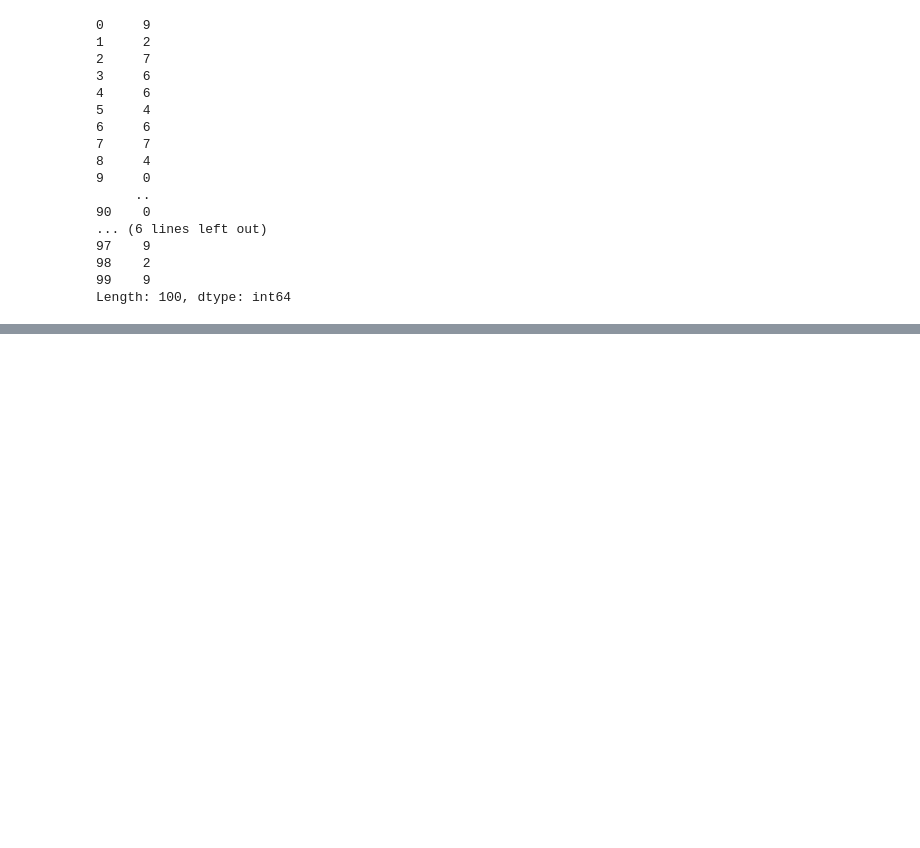
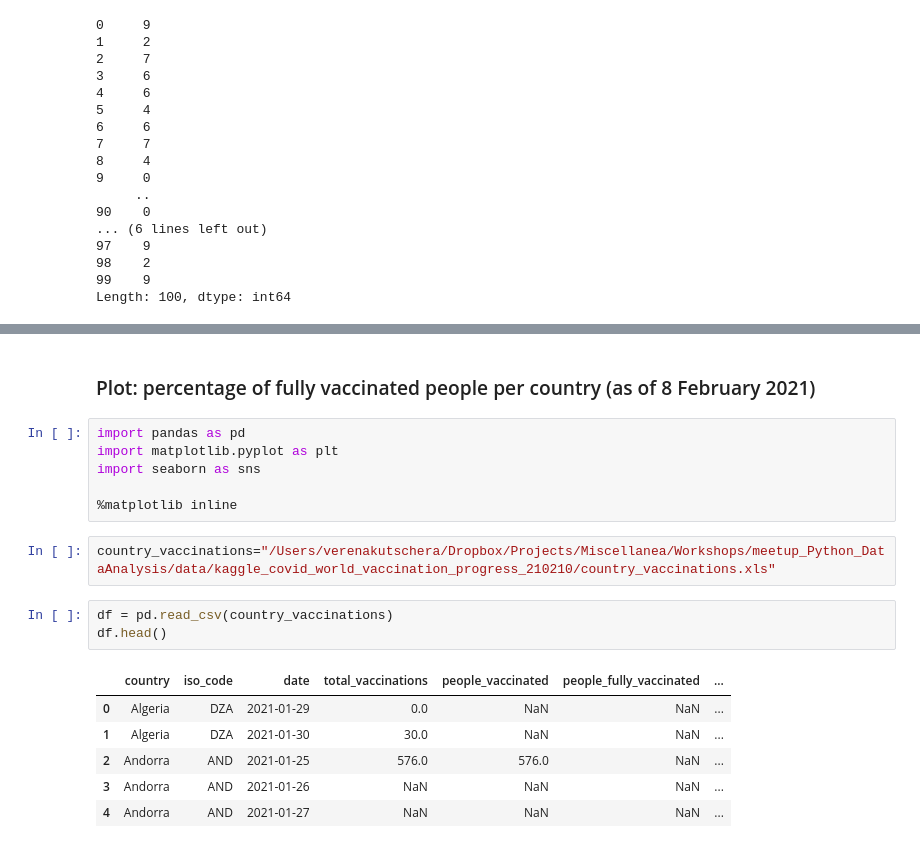
Before and after one commit to verku/pydata-book, a Jupyter notebook: ch09.ipynb, the cells around one changed output, grey strips where cells are left out. Saved outputs shown, nothing was run; the diff lists cells and outputs as text; blank space fills up the shorter version.

```diff
--- a/ch09.ipynb
+++ b/ch09.ipynb
@@ -665,3 +665,23 @@ value_counts:s.value_counts().plot.bar()
 # %% [output]
 [interactive output not drawn]
 [interactive output not drawn]
+# %% [markdown]
+### Plot: percentage of fully vaccinated people per country (as of 8 February 2021)
+# %%
+import pandas as pd
+import matplotlib.pyplot as plt
+import seaborn as sns
+
+%matplotlib inline
+# %%
+country_vaccinations="/Users/verenakutschera/Dropbox/Projects/Miscellanea/Workshops/meetup_Python_DataAnalysis/data/kaggle_covid_world_vaccination_progress_210210/country_vaccinations.xls"
+# %%
+df = pd.read_csv(country_vaccinations)
+df.head()
+# %% [output]
+|  | country | iso_code | date | total_vaccinations | people_vaccinated | people_fully_vaccinated | ... |
+| 0 | Algeria | DZA | 2021-01-29 | 0.0 | NaN | NaN | ... |
+| 1 | Algeria | DZA | 2021-01-30 | 30.0 | NaN | NaN | ... |
+| 2 | Andorra | AND | 2021-01-25 | 576.0 | 576.0 | NaN | ... |
+| 3 | Andorra | AND | 2021-01-26 | NaN | NaN | NaN | ... |
+| 4 | Andorra | AND | 2021-01-27 | NaN | NaN | NaN | ... |
```
Also changed, not shown: parts of 2 cells of this notebook.
